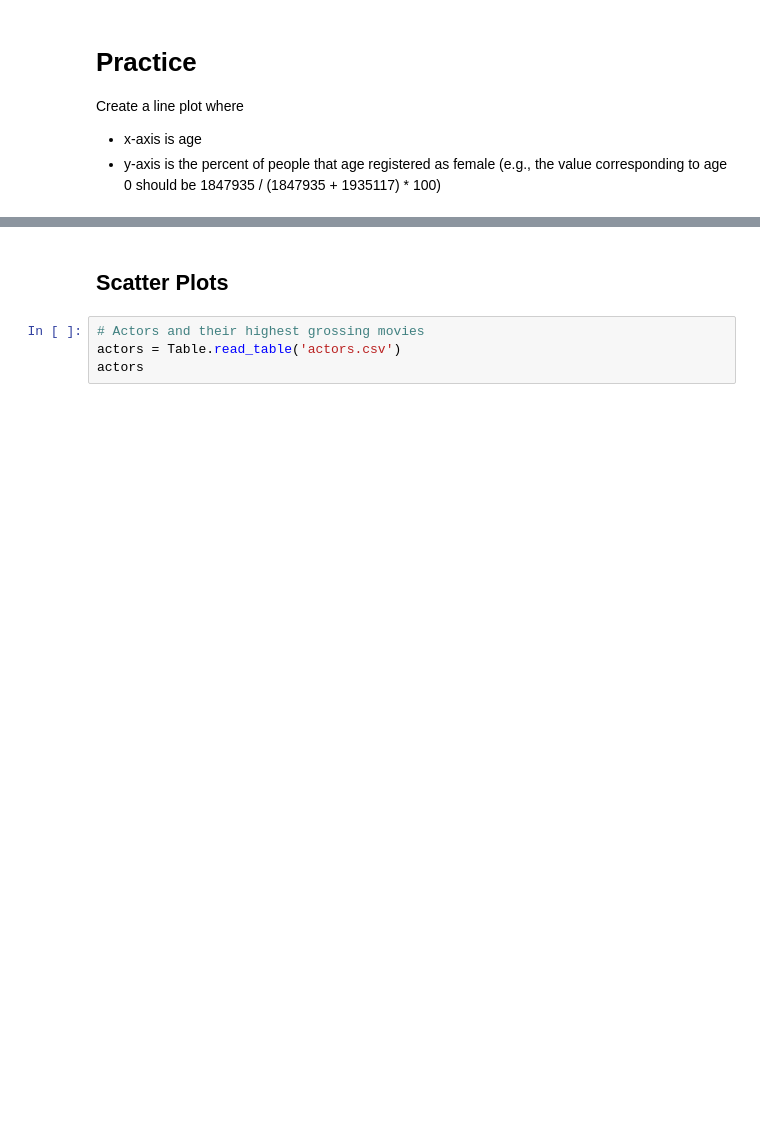
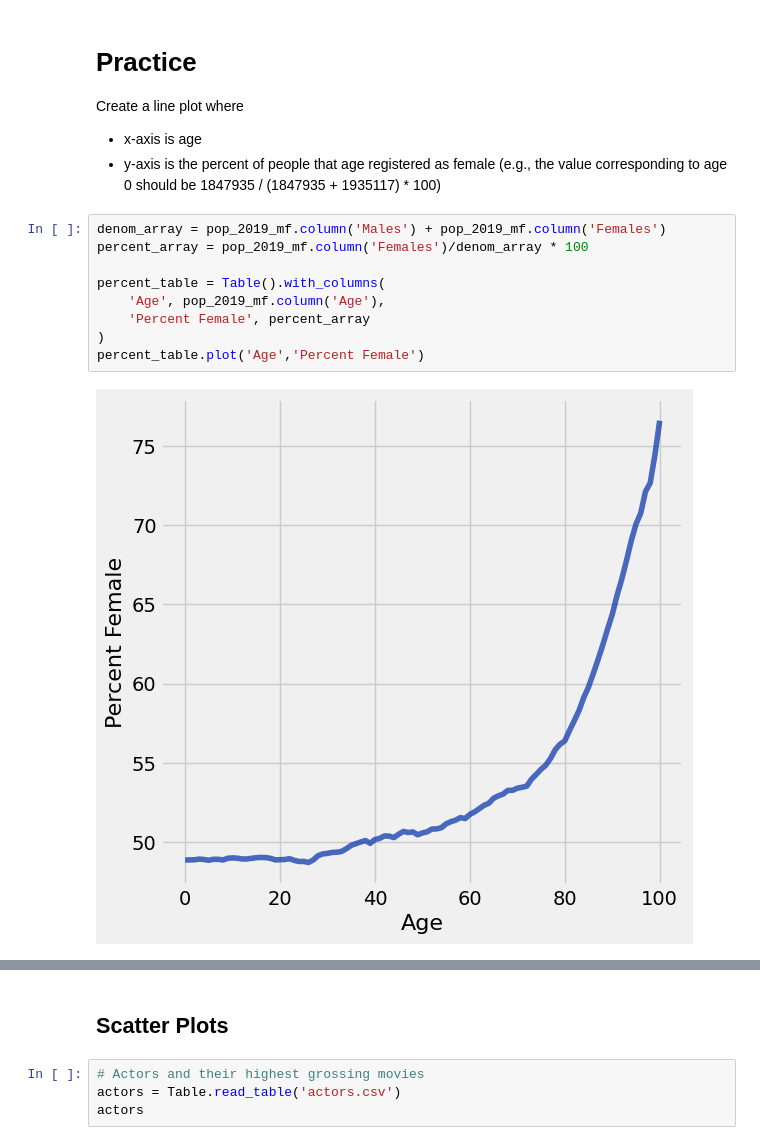
Before and after one commit to cohlrich/Intro-to-data-analytics---cohlrich, a Jupyter notebook: visualizations/visualizations.ipynb, the cells around one changed output, grey strips where cells are left out. Saved outputs shown, nothing was run; the diff lists cells and outputs as text; blank space fills up the shorter version.

```diff
--- a/visualizations/visualizations.ipynb
+++ b/visualizations/visualizations.ipynb
@@ -89,6 +97,17 @@ pop_2019.plot('Age')
 Create a line plot where
 * x-axis is age
 * y-axis is the percent of people that age registered as female (e.g., the value corresponding to age 0 should be 1847935 / (1847935 + 1935117) * 100)
+# %%
+denom_array = pop_2019_mf.column('Males') + pop_2019_mf.column('Females')
+percent_array = pop_2019_mf.column('Females')/denom_array * 100
+
+percent_table = Table().with_columns(
+    'Age', pop_2019_mf.column('Age'),
+    'Percent Female', percent_array
+)
+percent_table.plot('Age','Percent Female')
+# %% [output]
+[figure, added]
 # %%
 # ^^ Look at the y-axis! Trend is not as dramatic as you might think
 
```
Also changed, not shown: parts of 7 cells of this notebook, 11 other files.
